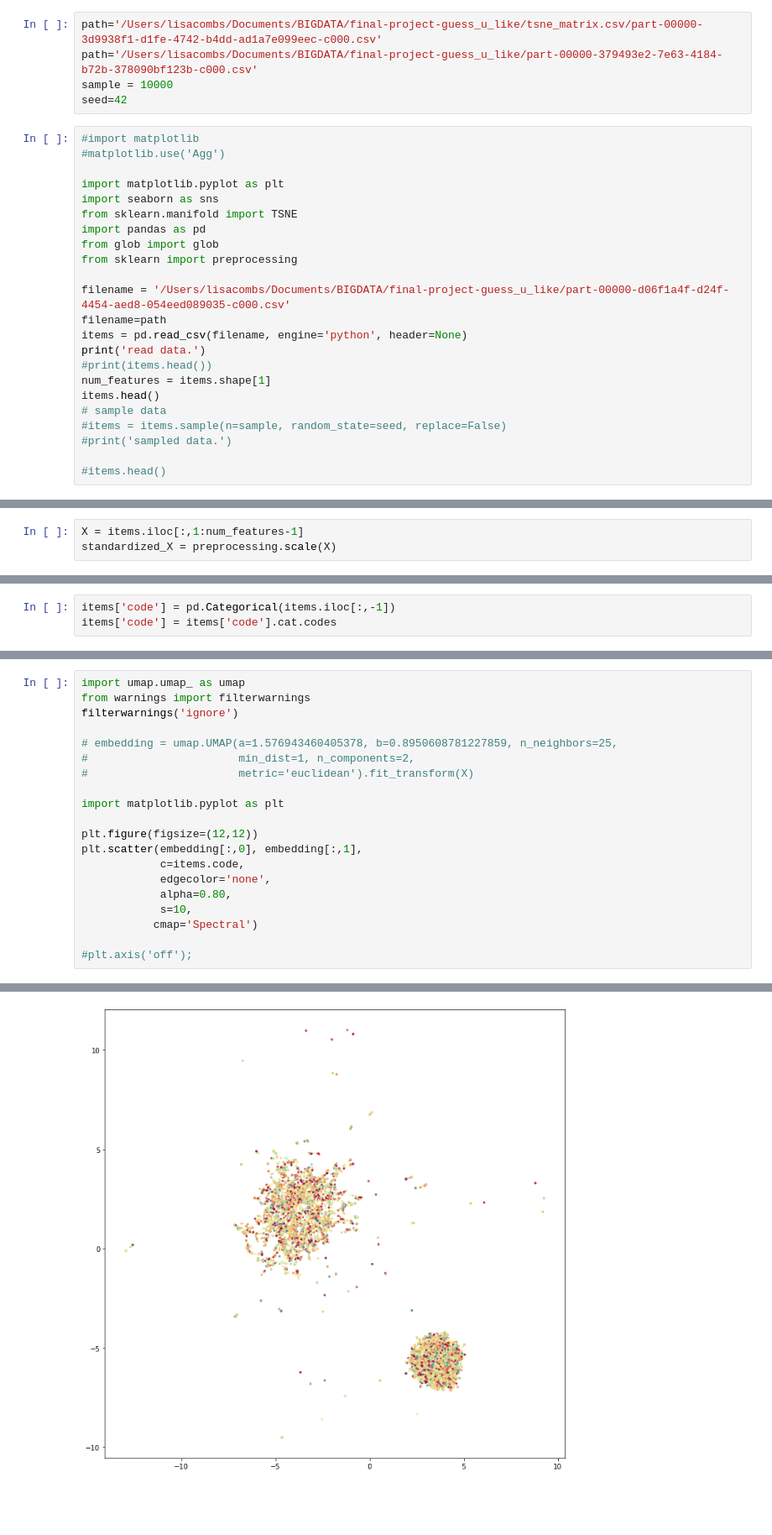
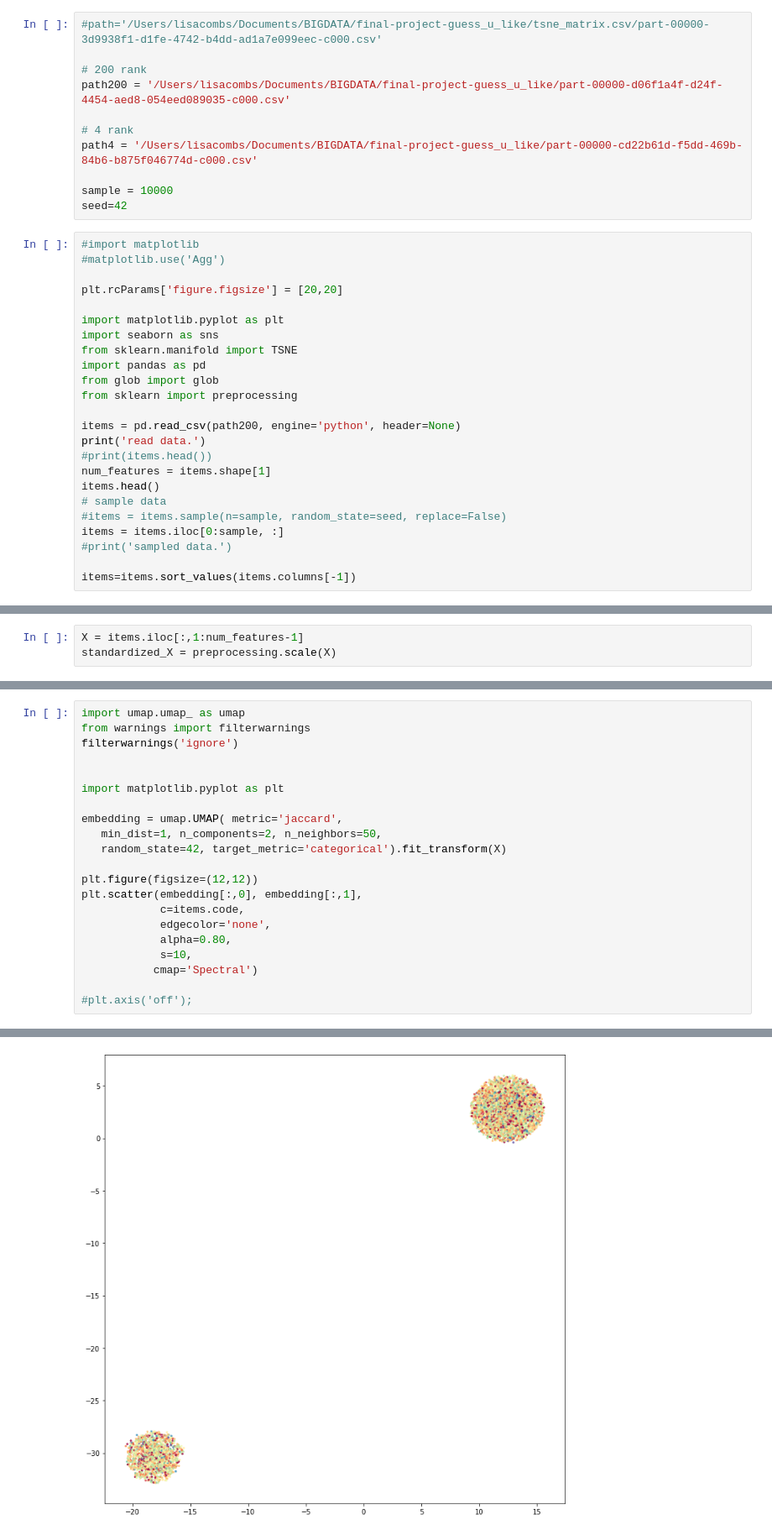
Before and after one commit to Ambbbbberwang/guess_u_like, a Jupyter notebook: OLD/ScratchWork.ipynb, the cells around one changed output, grey strips where cells are left out. Shown at 84% size. Saved outputs shown, nothing was run; the diff lists cells and outputs as text; blank space fills up the shorter version.

```diff
--- a/OLD/ScratchWork.ipynb
+++ b/OLD/ScratchWork.ipynb
@@ -233,13 +233,21 @@ sns.scatterplot(x="X", y="Y", data=tsne_df)
 <matplotlib.axes._subplots.AxesSubplot at 0x...>
 [figure]
 # %%
-path='/Users/lisacombs/Documents/BIGDATA/final-project-guess_u_like/tsne_matrix.csv/part-00000-3d9938f1-d1fe-4742-b4dd-ad1a7e099eec-c000.csv'
-path='/Users/lisacombs/Documents/BIGDATA/final-project-guess_u_like/part-00000-379493e2-7e63-4184-b72b-378090bf123b-c000.csv'
+#path='/Users/lisacombs/Documents/BIGDATA/final-project-guess_u_like/tsne_matrix.csv/part-00000-3d9938f1-d1fe-4742-b4dd-ad1a7e099eec-c000.csv'
+
+# 200 rank
+path200 = '/Users/lisacombs/Documents/BIGDATA/final-project-guess_u_like/part-00000-d06f1a4f-d24f-4454-aed8-054eed089035-c000.csv'
+
+# 4 rank
+path4 = '/Users/lisacombs/Documents/BIGDATA/final-project-guess_u_like/part-00000-cd22b61d-f5dd-469b-84b6-b875f046774d-c000.csv'
+
 sample = 10000
 seed=42
 # %%
 #import matplotlib
 #matplotlib.use('Agg')
+
+plt.rcParams['figure.figsize'] = [20,20]
 
 import matplotlib.pyplot as plt
 import seaborn as sns
@@ -248,17 +256,16 @@ import pandas as pd
 from glob import glob
 from sklearn import preprocessing
 
-filename = '/Users/lisacombs/Documents/BIGDATA/final-project-guess_u_like/part-00000-d06f1a4f-d24f-4454-aed8-054eed089035-c000.csv'
-filename=path
-items = pd.read_csv(filename, engine='python', header=None)
+items = pd.read_csv(path200, engine='python', header=None)
 print('read data.')
 #print(items.head())
 num_features = items.shape[1]
 items.head()
 # sample data
 #items = items.sample(n=sample, random_state=seed, replace=False)
+items = items.iloc[0:sample, :]
 #print('sampled data.')
 
-#items.head()
+items=items.sort_values(items.columns[-1])
 # %% [output]
 read data.
@@ -315,3 +416,0 @@ Successfully installed umap-learn-0.3.10
-# %%
-items['code'] = pd.Categorical(items.iloc[:,-1])
-items['code'] = items['code'].cat.codes
@@ -326,23 +417,24 @@ embedding = umap.UMAP(a=1.576943460405378,  angular_rp_forest=False,
 # %%
 import umap.umap_ as umap
 from warnings import filterwarnings
 filterwarnings('ignore')
 
-# embedding = umap.UMAP(a=1.576943460405378, b=0.8950608781227859, n_neighbors=25,
-#                       min_dist=1, n_components=2,
-#                       metric='euclidean').fit_transform(X)
 
 import matplotlib.pyplot as plt
+
+embedding = umap.UMAP( metric='jaccard',
+   min_dist=1, n_components=2, n_neighbors=50,
+   random_state=42, target_metric='categorical').fit_transform(X)
 
 plt.figure(figsize=(12,12))
 plt.scatter(embedding[:,0], embedding[:,1],
             c=items.code,
             edgecolor='none',
             alpha=0.80,
             s=10,
            cmap='Spectral')
 
 #plt.axis('off');
 # %% [output]
 <matplotlib.collections.PathCollection at 0x...>
-[figure, old version]
+[figure, new version]
```
Also changed, not shown: parts of 11 cells of this notebook, 21 other files.
